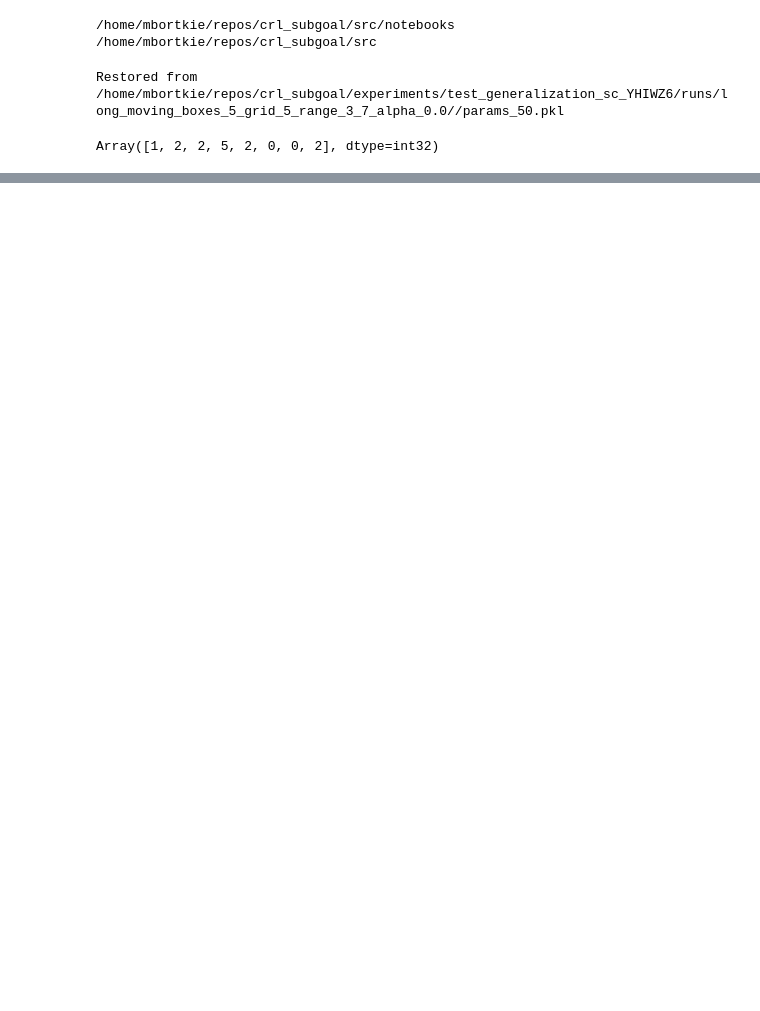
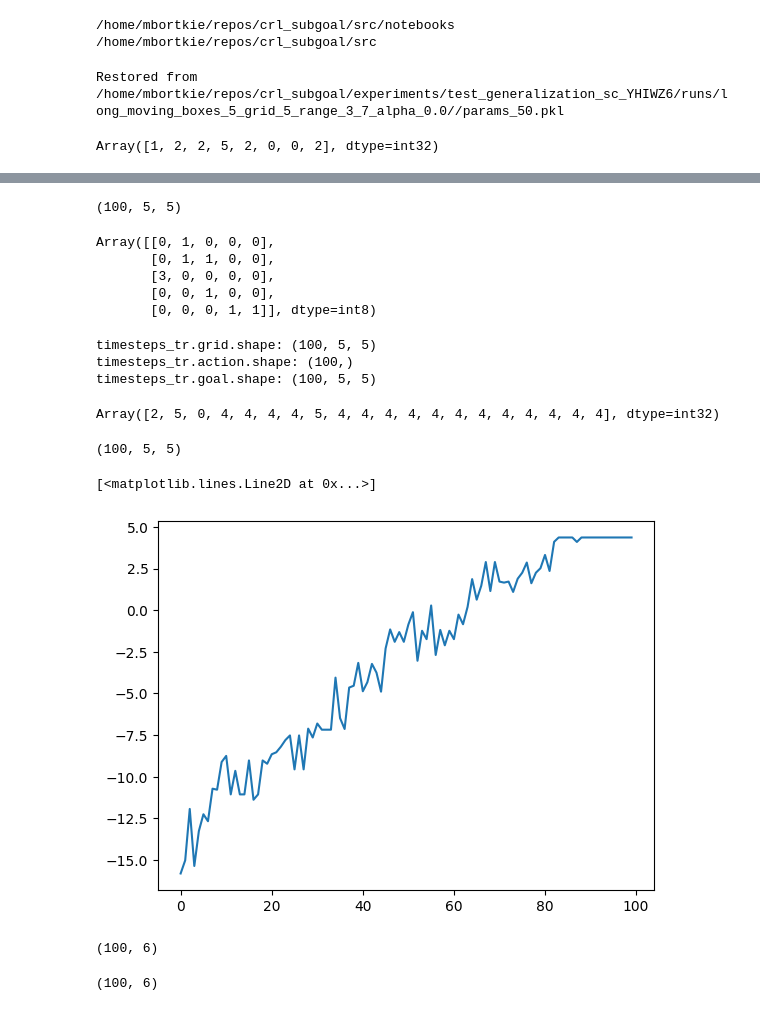
Before and after one commit to wladekpal/golden-standard, a Jupyter notebook: src/notebooks/18_07_25_post_hoc_analysis.ipynb, the cells around one changed output, grey strips where cells are left out. Saved outputs shown, nothing was run; the diff lists cells and outputs as text; code cells hidden in the pictures; blank space fills up the shorter version.

```diff
--- a/src/notebooks/18_07_25_post_hoc_analysis.ipynb
+++ b/src/notebooks/18_07_25_post_hoc_analysis.ipynb
@@ -86,0 +118,53 @@ Array([1, 2, 2, 5, 2, 0, 0, 2], dtype=int32)
+# %%
+timesteps_tr = jax.tree_util.tree_map(lambda x: x[0], timesteps)
+
+timesteps_tr.grid.shape
+# %% [output]
+(100, 5, 5)
+# %%
+use_targets = False
+
+
+timesteps_tr = jax.lax.cond(
+    use_targets,
+    lambda: timesteps_tr.replace(),
+    lambda: timesteps_tr.replace(
+        grid=GridStatesEnum.remove_targets(timesteps_tr.grid),
+        goal=GridStatesEnum.remove_targets(timesteps_tr.goal)
+    )
+)
+
+tr_states = timesteps_tr.grid
+tr_actions = timesteps_tr.action
+tr_goals = timesteps_tr.goal
+# %%
+tr_states[0]
+# %% [output]
+Array([[0, 1, 0, 0, 0],
+       [0, 1, 1, 0, 0],
+       [3, 0, 0, 0, 0],
+       [0, 0, 1, 0, 0],
+       [0, 0, 0, 1, 1]], dtype=int8)
+# %%
+print(f"timesteps_tr.grid.shape: {timesteps_tr.grid.shape}")
+print(f"timesteps_tr.action.shape: {timesteps_tr.action.shape}")
+print(f"timesteps_tr.goal.shape: {timesteps_tr.goal.shape}")
+# %% [output]
+timesteps_tr.grid.shape: (100, 5, 5)
+timesteps_tr.action.shape: (100,)
+timesteps_tr.goal.shape: (100, 5, 5)
+# %%
+tr_actions[-20:]
+# %% [output]
+Array([2, 5, 0, 4, 4, 4, 4, 5, 4, 4, 4, 4, 4, 4, 4, 4, 4, 4, 4, 4], dtype=int32)
+# %%
+tr_states.shape
+# %% [output]
+(100, 5, 5)
+# %%
+q1, q2 = agent.network.select('critic')(tr_states.reshape(tr_states.shape[0], -1), tr_goals.reshape(tr_goals.shape[0], -1), tr_actions.reshape(tr_actions.shape[0]))
+
+plt.plot(jnp.log(q2))
+# %% [output]
+[<matplotlib.lines.Line2D at 0x...>]
+[figure, added]
@@ -86,0 +174,8 @@ Array([1, 2, 2, 5, 2, 0, 0, 2], dtype=int32)
+# %%
+dist.logits.shape
+# %% [output]
+(100, 6)
+# %%
+dist.probs.shape
+# %% [output]
+(100, 6)
```
Also changed, not shown: parts of 8 cells of this notebook, 1 other file.
